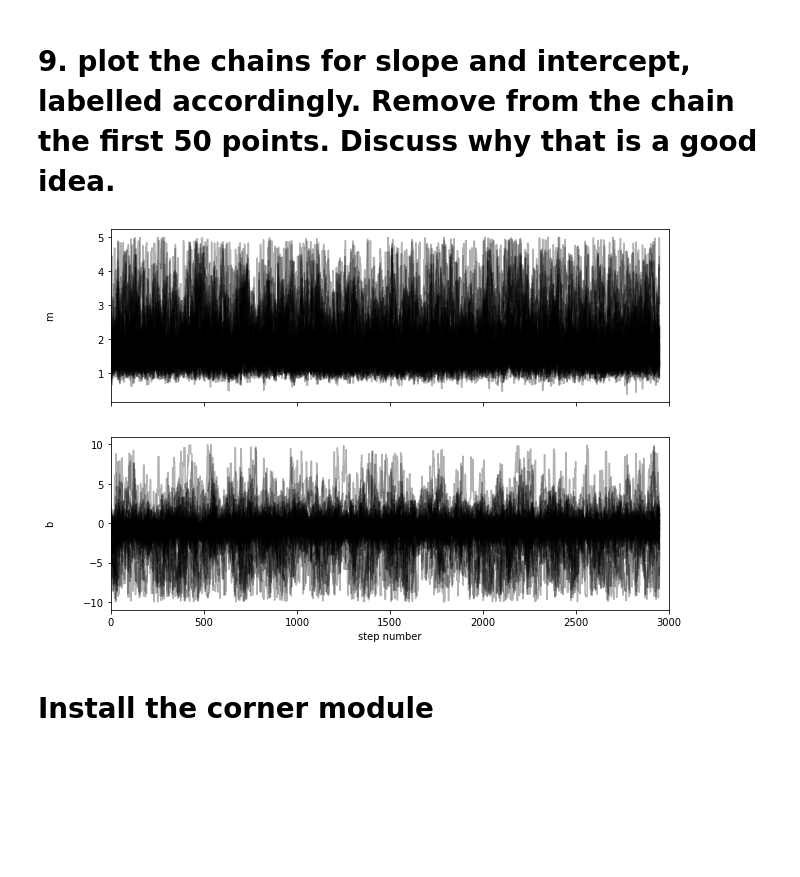
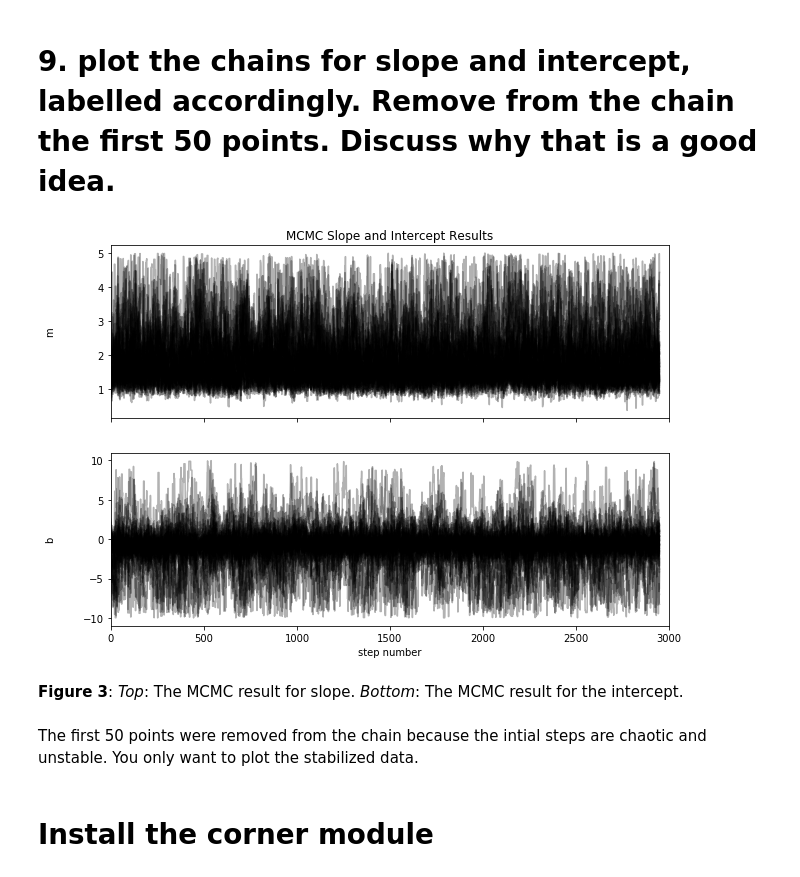
Before and after one commit to fedhere/DSPS_cHarty, a Jupyter notebook: HW7/LRtestAndMCMC_cHarty.ipynb, the cells around one changed output. Saved outputs shown, nothing was run; the diff lists cells and outputs as text; code cells hidden in the pictures; blank space fills up the shorter version.

```diff
--- a/HW7/LRtestAndMCMC_cHarty.ipynb
+++ b/HW7/LRtestAndMCMC_cHarty.ipynb
@@ -379,17 +379,23 @@ sampler.run_mcmc(pos, 3000, progress=True);
 # %%
 fig, axes = plt.subplots(2, figsize=(10, 7), sharex=True)
 samples = sampler.get_chain()
 labels = ["m", "b"]
 for i in range(2):
     ax = axes[i]
     ax.plot(samples[50:, :, i], "k", alpha=0.3)
     ax.set_xlim(0, len(samples))
     ax.set_ylabel(labels[i])
     ax.yaxis.set_label_coords(-0.1, 0.5)
+    if i == 0:
+      ax.set_title('MCMC Slope and Intercept Results')
 
 axes[-1].set_xlabel("step number");
 # %% [output]
-[figure, old version]
+[figure, new version]
+# %% [markdown]
+**Figure 3**: *Top*: The MCMC result for slope. *Bottom*: The MCMC result for the intercept.
+# %% [markdown]
+The first 50 points were removed from the chain because the intial steps are chaotic and unstable. You only want to plot the stabilized data.
 # %% [markdown]
 # Install the corner module
 # %%
```
Also changed, not shown: parts of 2 cells of this notebook.
